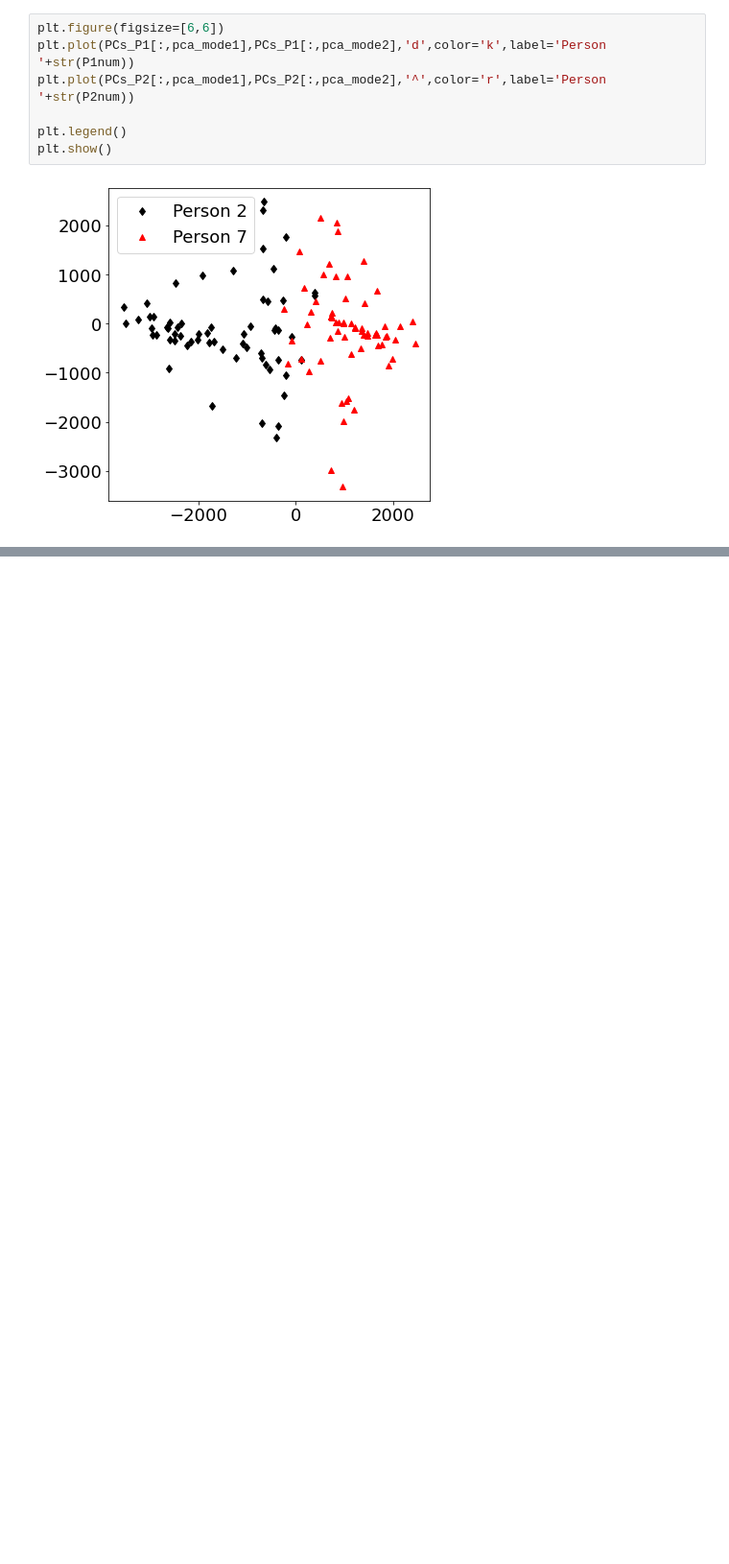
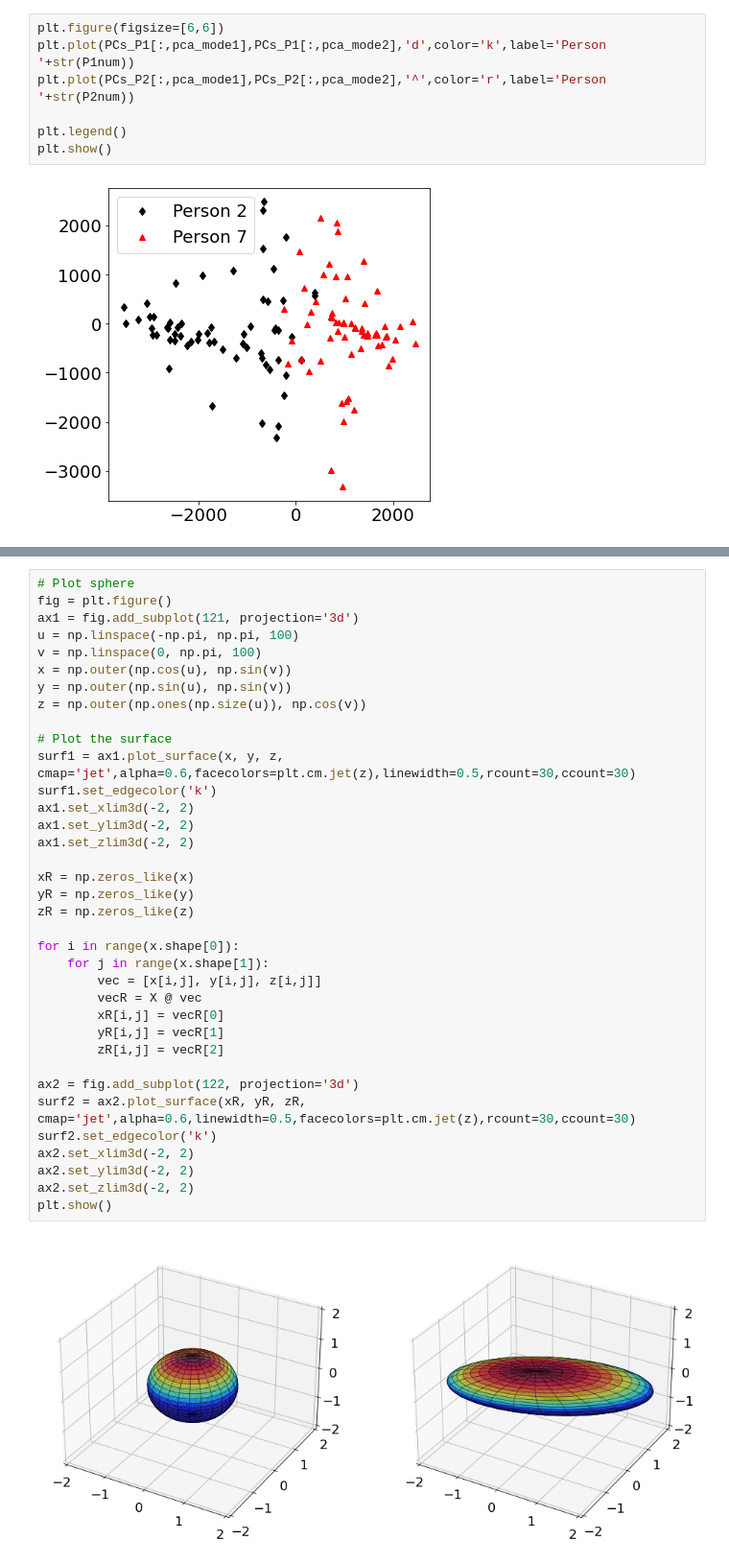
Before and after one commit to jooyongsim/numerical2023, a Jupyter notebook: 빅데수 실습2 SVD.ipynb, the cells around one changed output, grey strips where cells are left out. Shown at 96% size. Cells and saved outputs as stored; diff of their text form; blank space fills up the shorter version.

```diff
--- a/빅데수 실습2 SVD.ipynb
+++ b/빅데수 실습2 SVD.ipynb
@@ -388,0 +425,38 @@ plt.show()
+# %%
+# Plot sphere
+fig = plt.figure()
+ax1 = fig.add_subplot(121, projection='3d')
+u = np.linspace(-np.pi, np.pi, 100)
+v = np.linspace(0, np.pi, 100)
+x = np.outer(np.cos(u), np.sin(v))
+y = np.outer(np.sin(u), np.sin(v))
+z = np.outer(np.ones(np.size(u)), np.cos(v))
+
+# Plot the surface
+surf1 = ax1.plot_surface(x, y, z, cmap='jet',alpha=0.6,facecolors=plt.cm.jet(z),linewidth=0.5,rcount=30,ccount=30)
+surf1.set_edgecolor('k')
+ax1.set_xlim3d(-2, 2)
+ax1.set_ylim3d(-2, 2)
+ax1.set_zlim3d(-2, 2)
+
+xR = np.zeros_like(x)
+yR = np.zeros_like(y)
+zR = np.zeros_like(z)
+
+for i in range(x.shape[0]):
+    for j in range(x.shape[1]):
+        vec = [x[i,j], y[i,j], z[i,j]]
+        vecR = X @ vec
+        xR[i,j] = vecR[0]
+        yR[i,j] = vecR[1]
+        zR[i,j] = vecR[2]
+
+ax2 = fig.add_subplot(122, projection='3d')
+surf2 = ax2.plot_surface(xR, yR, zR, cmap='jet',alpha=0.6,linewidth=0.5,facecolors=plt.cm.jet(z),rcount=30,ccount=30)
+surf2.set_edgecolor('k')
+ax2.set_xlim3d(-2, 2)
+ax2.set_ylim3d(-2, 2)
+ax2.set_zlim3d(-2, 2)
+plt.show()
+# %% [output]
+[figure, added]
```
Also changed, not shown: parts of 4 cells of this notebook.
